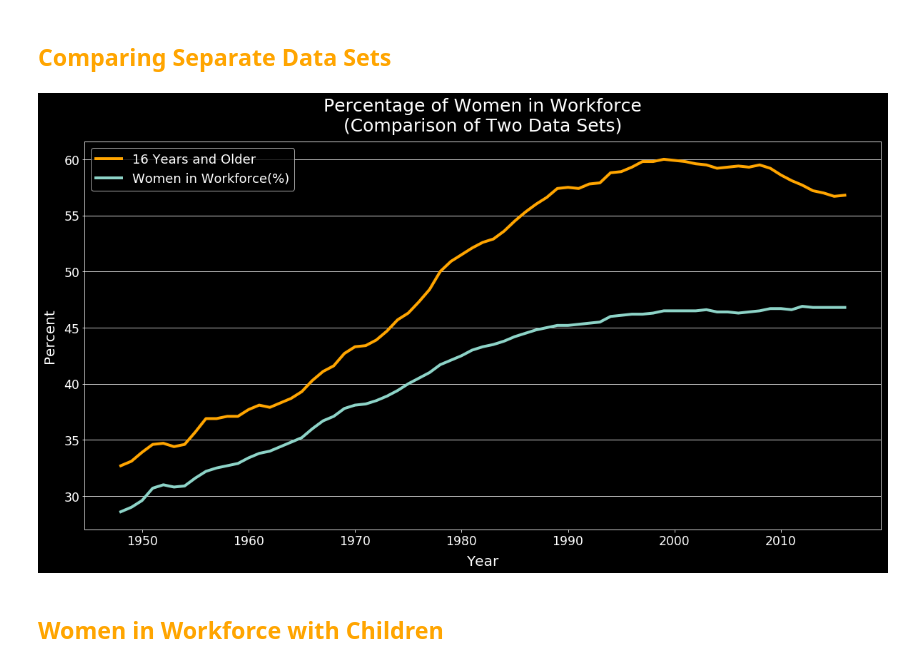
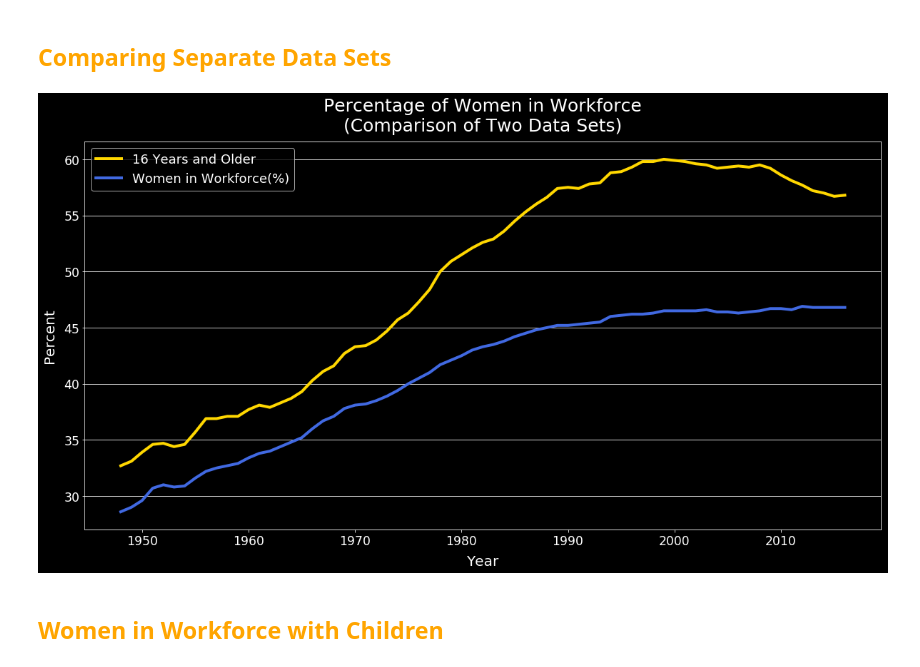
Before and after one commit to kathleeng77/Open-Source-Project-1, a Jupyter notebook: analysis/women-in-workforce-analysis.ipynb, the cells around one changed output. Saved outputs shown, nothing was run; the diff lists cells and outputs as text; code cells hidden in the pictures.

```diff
--- a/analysis/women-in-workforce-analysis.ipynb
+++ b/analysis/women-in-workforce-analysis.ipynb
@@ -401,20 +401,20 @@ plt.show()
 # %%
 # checking total against the first crude data set of percentage of women in workforce
 plt.figure(figsize=(20,10))
 plt.style.use('dark_background')
 plt.title("Percentage of Women in Workforce\n(Comparison of Two Data Sets)", fontsize=25, pad=15)
 plt.xlabel("Year",  fontsize=20, labelpad=10)
 plt.ylabel("Percent", fontsize=20, labelpad=10)
-plt.plot(age_df["Year"], age_df["16 years and older"], color="orange", linewidth=4, label="16 Years and Older")
-plt.plot(percent_women_df["Year"], percent_women_df["Women in Workforce(%)"], linewidth=4)
+plt.plot(age_df["Year"], age_df["16 years and older"], color="gold", linewidth=4, label="16 Years and Older")
+plt.plot(percent_women_df["Year"], percent_women_df["Women in Workforce(%)"], color='royalblue', linewidth=4)
 plt.legend(loc=0, fontsize=18)
 plt.xticks(size='xx-large')
 plt.yticks(size='xx-large')
 plt.grid(axis='y')
 plt.savefig("../Images/checking-crude-total-workforce.png",bbox_inches="tight")
 plt.show()
 # %% [output]
-[figure, old version]
+[figure, new version]
 # %% [markdown]
 ## <font color=orange>Women in Workforce with Children</font>
 # %%
```
Also changed, not shown: parts of 6 cells of this notebook, 7 other files.
